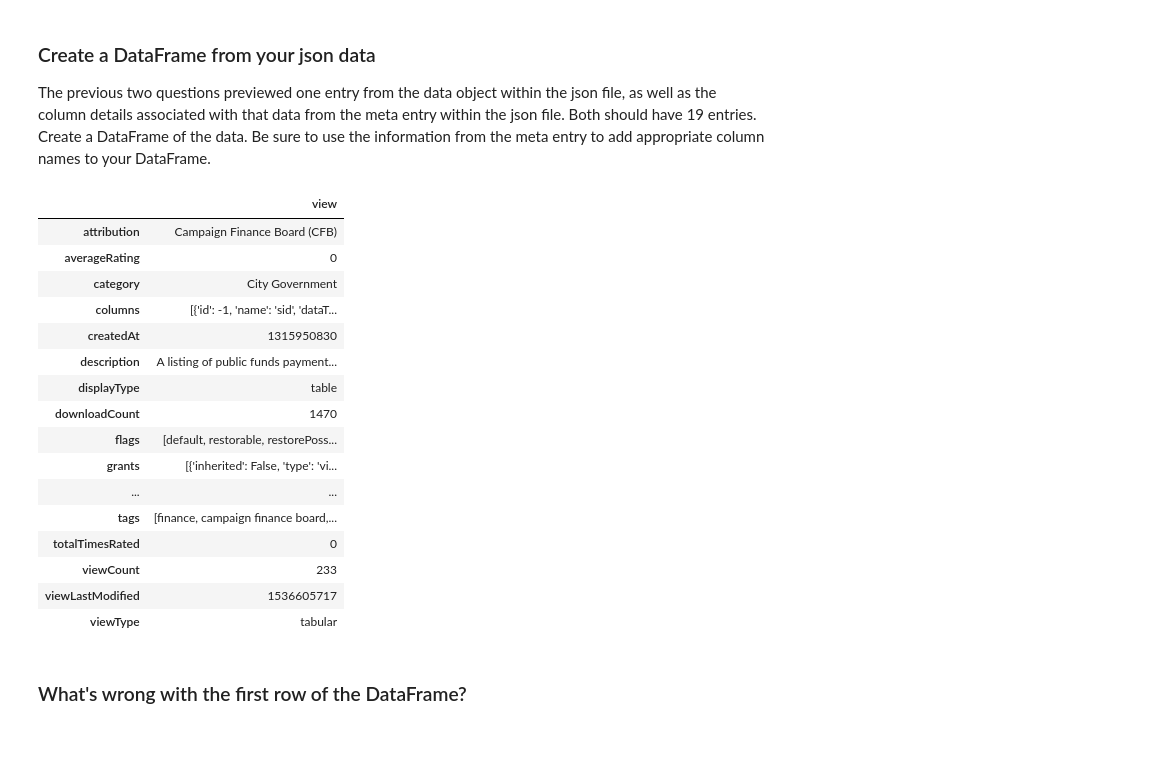
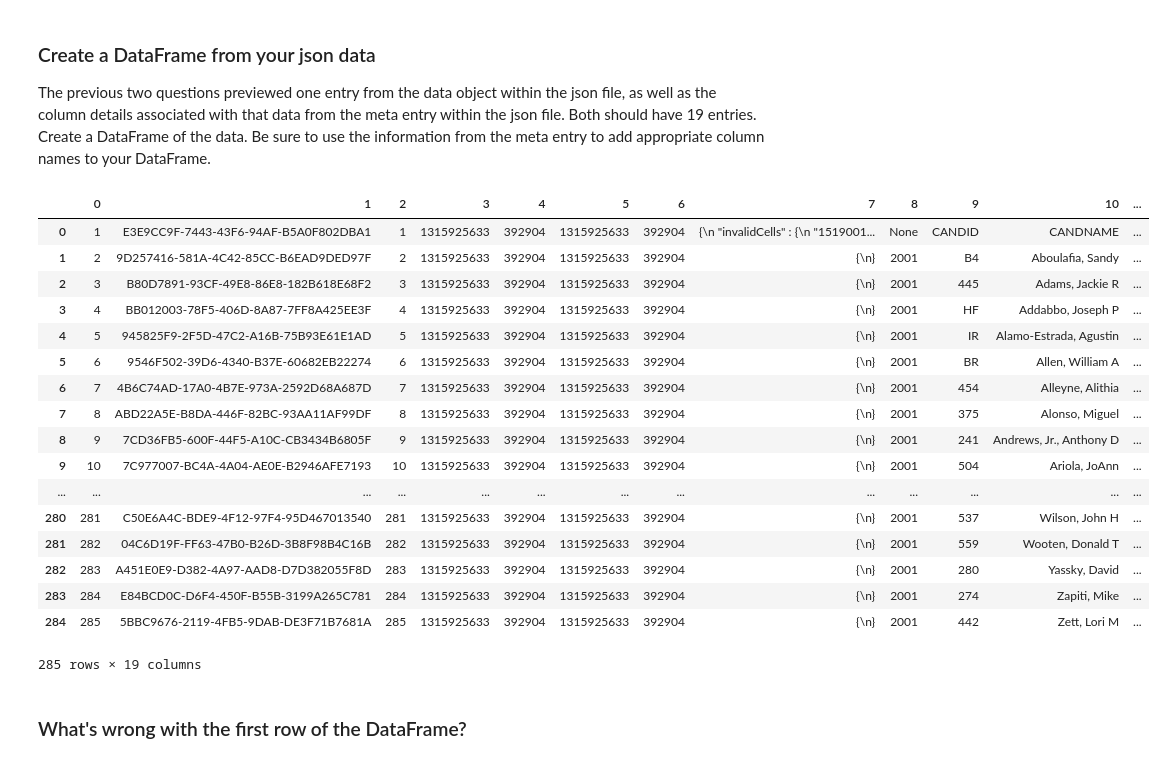
Before and after one commit to quannguyen234/dsc-json-and-xml-lab-nyc-ds-082619, a Jupyter notebook: index.ipynb, the cells around one changed output. Saved outputs shown, nothing was run; the diff lists cells and outputs as text; code cells hidden in the pictures.

```diff
--- a/index.ipynb
+++ b/index.ipynb
@@ -111,26 +111,27 @@ The previous two questions previewed one entry from the data object within the j
 # %%
 #Your code here
 import pandas as pd
-df = pd.DataFrame(data['meta'])
-df
+df = pd.DataFrame(data['data'])
+df.columns =
 # %% [output]
-|  | view |
-| attribution | Campaign Finance Board (CFB) |
-| averageRating | 0 |
-| category | City Government |
-| columns | [{'id': -1, 'name': 'sid', 'dataT... |
-| createdAt | 1315950830 |
-| description | A listing of public funds payment... |
-| displayType | table |
-| downloadCount | 1470 |
-| flags | [default, restorable, restorePoss... |
-| grants | [{'inherited': False, 'type': 'vi... |
-| ... | ... |
-| tags | [finance, campaign finance board,... |
-| totalTimesRated | 0 |
-| viewCount | 233 |
-| viewLastModified | 1536605717 |
-| viewType | tabular |
+|  | 0 | 1 | 2 | 3 | 4 | 5 | 6 | 7 | 8 | 9 | 10 | ... |
+| 0 | 1 | E3E9CC9F-7443-43F6-94AF-B5A0F802DBA1 | 1 | 1315925633 | 392904 | 1315925633 | 392904 | {\n "invalidCells" : {\n "1519001... | None | CANDID | CANDNAME | ... |
+| 1 | 2 | 9D257416-581A-4C42-85CC-B6EAD9DED97F | 2 | 1315925633 | 392904 | 1315925633 | 392904 | {\n} | 2001 | B4 | Aboulafia, Sandy | ... |
+| 2 | 3 | B80D7891-93CF-49E8-86E8-182B618E68F2 | 3 | 1315925633 | 392904 | 1315925633 | 392904 | {\n} | 2001 | 445 | Adams, Jackie R | ... |
+| 3 | 4 | BB012003-78F5-406D-8A87-7FF8A425EE3F | 4 | 1315925633 | 392904 | 1315925633 | 392904 | {\n} | 2001 | HF | Addabbo, Joseph P | ... |
+| 4 | 5 | 945825F9-2F5D-47C2-A16B-75B93E61E1AD | 5 | 1315925633 | 392904 | 1315925633 | 392904 | {\n} | 2001 | IR | Alamo-Estrada, Agustin | ... |
+| 5 | 6 | 9546F502-39D6-4340-B37E-60682EB22274 | 6 | 1315925633 | 392904 | 1315925633 | 392904 | {\n} | 2001 | BR | Allen, William A | ... |
+| 6 | 7 | 4B6C74AD-17A0-4B7E-973A-2592D68A687D | 7 | 1315925633 | 392904 | 1315925633 | 392904 | {\n} | 2001 | 454 | Alleyne, Alithia | ... |
+| 7 | 8 | ABD22A5E-B8DA-446F-82BC-93AA11AF99DF | 8 | 1315925633 | 392904 | 1315925633 | 392904 | {\n} | 2001 | 375 | Alonso, Miguel | ... |
+| 8 | 9 | 7CD36FB5-600F-44F5-A10C-CB3434B6805F | 9 | 1315925633 | 392904 | 1315925633 | 392904 | {\n} | 2001 | 241 | Andrews, Jr., Anthony D | ... |
+| 9 | 10 | 7C977007-BC4A-4A04-AE0E-B2946AFE7193 | 10 | 1315925633 | 392904 | 1315925633 | 392904 | {\n} | 2001 | 504 | Ariola, JoAnn | ... |
+| ... | ... | ... | ... | ... | ... | ... | ... | ... | ... | ... | ... | ... |
+| 280 | 281 | C50E6A4C-BDE9-4F12-97F4-95D467013540 | 281 | 1315925633 | 392904 | 1315925633 | 392904 | {\n} | 2001 | 537 | Wilson, John H | ... |
+| 281 | 282 | 04C6D19F-FF63-47B0-B26D-3B8F98B4C16B | 282 | 1315925633 | 392904 | 1315925633 | 392904 | {\n} | 2001 | 559 | Wooten, Donald T | ... |
+| 282 | 283 | A451E0E9-D382-4A97-AAD8-D7D382055F8D | 283 | 1315925633 | 392904 | 1315925633 | 392904 | {\n} | 2001 | 280 | Yassky, David | ... |
+| 283 | 284 | E84BCD0C-D6F4-450F-B55B-3199A265C781 | 284 | 1315925633 | 392904 | 1315925633 | 392904 | {\n} | 2001 | 274 | Zapiti, Mike | ... |
+| 284 | 285 | 5BBC9676-2119-4FB5-9DAB-DE3F71B7681A | 285 | 1315925633 | 392904 | 1315925633 | 392904 | {\n} | 2001 | 442 | Zett, Lori M | ... |
+285 rows × 19 columns
 # %% [markdown]
 ### What's wrong with the first row of the DataFrame?
 # %%
```
